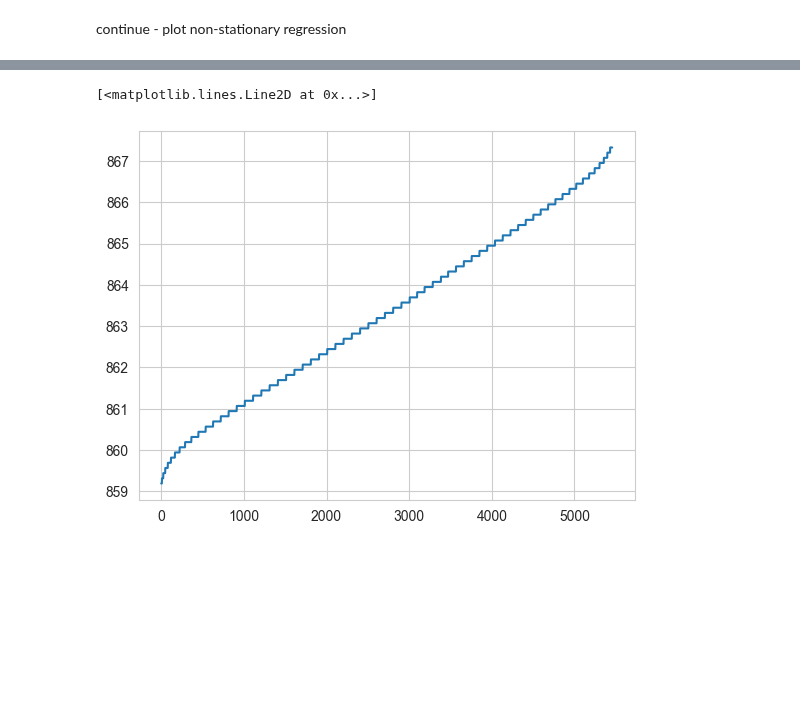
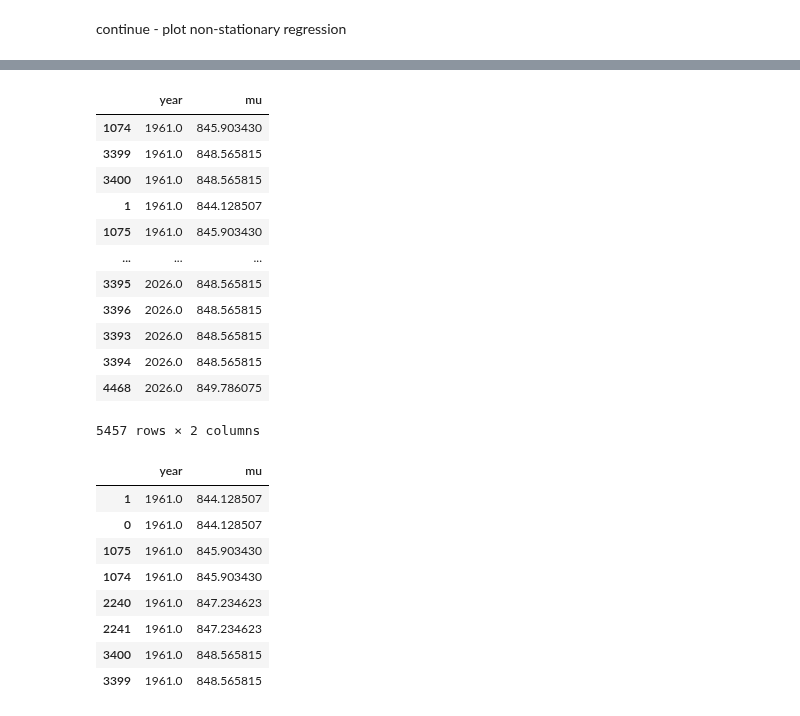
Before and after one commit to silviaelisabeth/SeaLevelExtremes, a Jupyter notebook: script/GEV_regression.ipynb, the cells around one changed output, grey strips where cells are left out. Saved outputs shown, nothing was run; the diff lists cells and outputs as text; code cells hidden in the pictures; blank space fills up the shorter version.

```diff
--- a/script/GEV_regression.ipynb
+++ b/script/GEV_regression.ipynb
@@ -155,8 +155,38 @@ df_non_stationary
-# %%
-plt.plot(df_non_stationary['CI']['mu_pred']*1000)
-# %% [output]
-[<matplotlib.lines.Line2D at 0x...>]
-[figure, removed]
+# %%
+df_non_stationary_fit = DataFrame(
+    [data[data.location_id == site_ex].sim_year.values, df_non_stationary['CI']['mu_pred']*1000]
+    ).T
+df_non_stationary_fit.columns = ['year', 'mu']
+df_non_stationary_fit.sort_values('year', inplace=True)
+
+df_non_stationary_fit
+# %% [output]
+|  | year | mu |
+| 1074 | 1961.0 | 845.903430 |
+| 3399 | 1961.0 | 848.565815 |
+| 3400 | 1961.0 | 848.565815 |
+| 1 | 1961.0 | 844.128507 |
+| 1075 | 1961.0 | 845.903430 |
+| ... | ... | ... |
+| 3395 | 2026.0 | 848.565815 |
+| 3396 | 2026.0 | 848.565815 |
+| 3393 | 2026.0 | 848.565815 |
+| 3394 | 2026.0 | 848.565815 |
+| 4468 | 2026.0 | 849.786075 |
+5457 rows × 2 columns
+# %%
+duplicates = df_non_stationary_fit[df_non_stationary_fit.duplicated(keep=False)]
+duplicates[duplicates['year'] == 1961].sort_values('mu')
+# %% [output]
+|  | year | mu |
+| 1 | 1961.0 | 844.128507 |
+| 0 | 1961.0 | 844.128507 |
+| 1075 | 1961.0 | 845.903430 |
+| 1074 | 1961.0 | 845.903430 |
+| 2240 | 1961.0 | 847.234623 |
+| 2241 | 1961.0 | 847.234623 |
+| 3400 | 1961.0 | 848.565815 |
+| 3399 | 1961.0 | 848.565815 |
 # %%
 fig, ax = plt.subplots(figsize=(13, 4))
 
```
Also changed, not shown: parts of 6 cells of this notebook, 5 other files.
